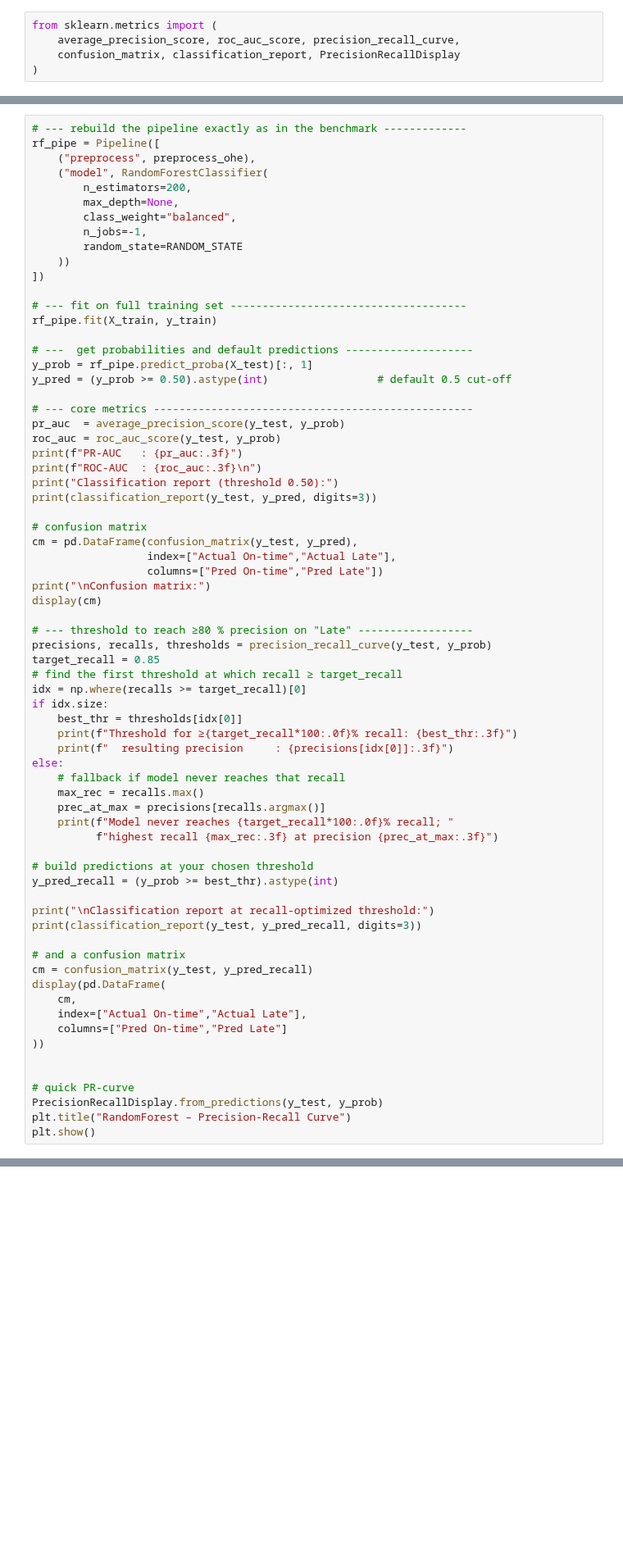
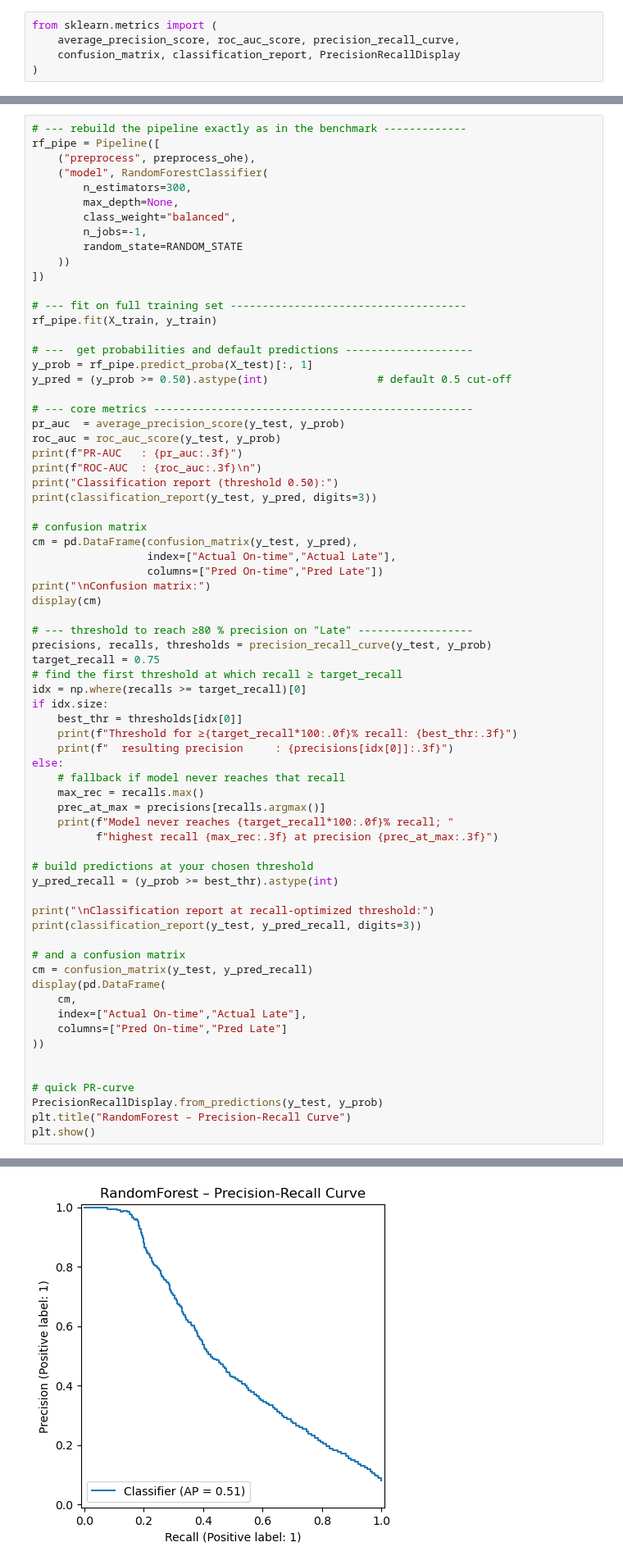
Before and after one commit to RioPramana21/Final-Project-Olist, a Jupyter notebook: preparation_notebooks/Machine Learning Model Building.ipynb, the cells around one changed output, grey strips where cells are left out. Shown at 82% size. Drawn from its saved outputs; the diff is of its cells as text; blank space fills up the shorter version.

```diff
--- a/preparation_notebooks/Machine Learning Model Building.ipynb
+++ b/preparation_notebooks/Machine Learning Model Building.ipynb
@@ -437,7 +437,7 @@ from sklearn.metrics import (
 rf_pipe = Pipeline([
     ("preprocess", preprocess_ohe),
     ("model", RandomForestClassifier(
-        n_estimators=200,
+        n_estimators=300,
         max_depth=None,
         class_weight="balanced",
         n_jobs=-1,
@@ -469,7 +469,7 @@ display(cm)
 
 # --- threshold to reach ≥80 % precision on "Late" ------------------
 precisions, recalls, thresholds = precision_recall_curve(y_test, y_prob)
-target_recall = 0.85
+target_recall = 0.75
 # find the first threshold at which recall ≥ target_recall
 idx = np.where(recalls >= target_recall)[0]
 if idx.size:
@@ -507,3 +539,4 @@ KeyboardInterrupt:
+[figure, added]
 # %% [markdown]
 | **Metric**                        | **Value**                                                                                                                                          | **Business Interpretation**                                                                                   |
 | --------------------------------- | -------------------------------------------------------------------------------------------------------------------------------------------------- | ------------------------------------------------------------------------------------------------------------- |
```
Also changed, not shown: parts of 15 cells of this notebook, 2 other files.
